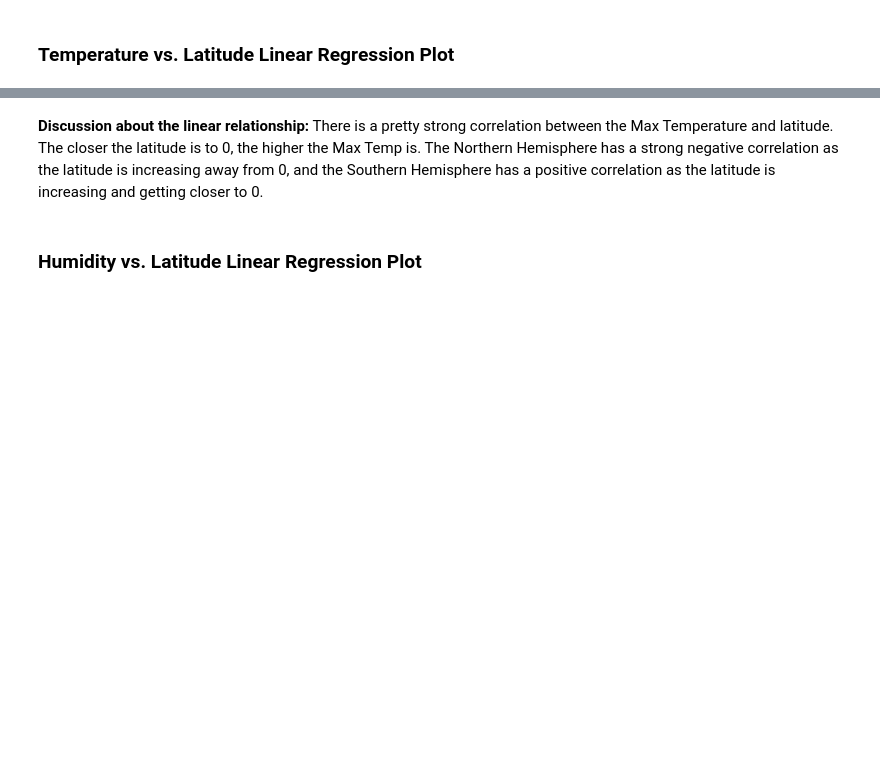
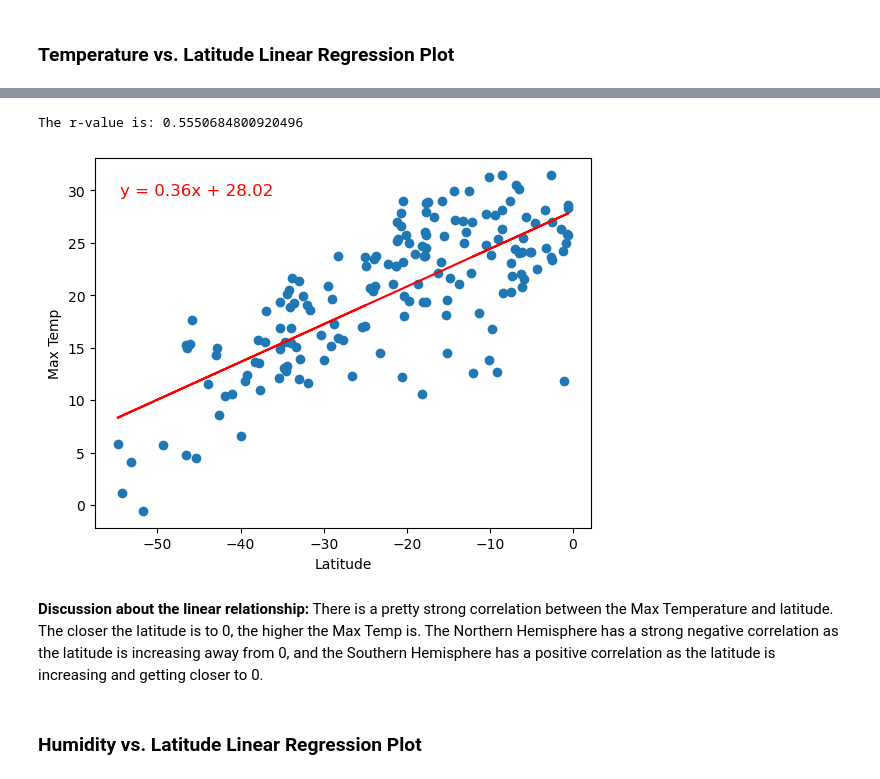
Before and after one commit to erusin12/python-api-challenge, a Jupyter notebook: starter_code/WeatherPy_code.ipynb, the cells around one changed output, grey strips where cells are left out. Cells and saved outputs as stored; diff of their text form; code cells hidden in the pictures; blank space fills up the shorter version.

```diff
--- a/starter_code/WeatherPy_code.ipynb
+++ b/starter_code/WeatherPy_code.ipynb
@@ -342,9 +361,11 @@ line_eq = "y = " + str(round(slope,2)) + "x + " + str(round(intercept,2))
 # %%
 # Linear regression on Southern Hemisphere
 x_values = southern_hemi_df["Lat"]
 y_values = southern_hemi_df["Max Temp"]
 plot_linear_regression(x_values, y_values, "Max Temp",(6,0))
-line_eq = "y = " + str(round(slope,2)) + "x + " + str(round(intercept,2))
+# %% [output]
+The r-value is: 0.5550684800920496
+[figure, added]
 # %% [markdown]
 **Discussion about the linear relationship:** There is a pretty strong correlation between the Max Temperature and latitude.  The closer the latitude is to 0, the higher the Max Temp is.  The Northern Hemisphere has a strong negative correlation as the latitude is increasing away from 0, and the Southern Hemisphere has a positive correlation as the latitude is increasing and getting closer to 0.
 # %% [markdown]
```
Also changed, not shown: parts of 20 cells of this notebook, 6 other files.
